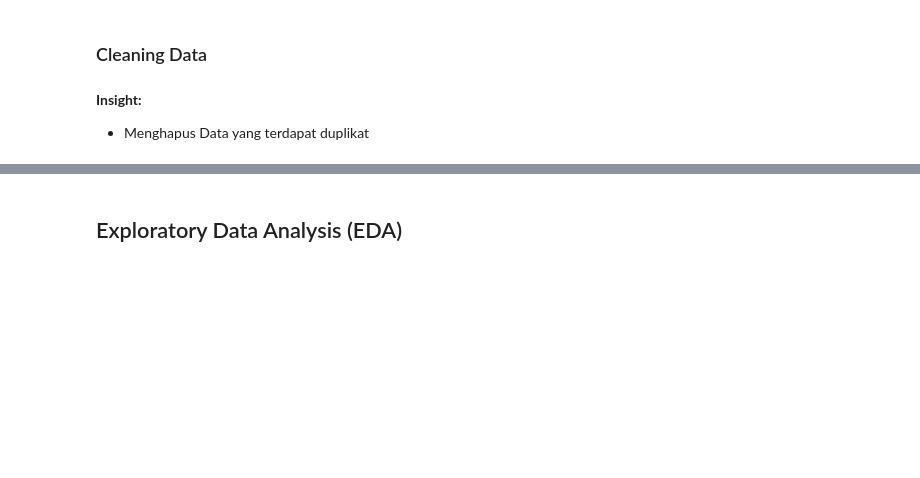
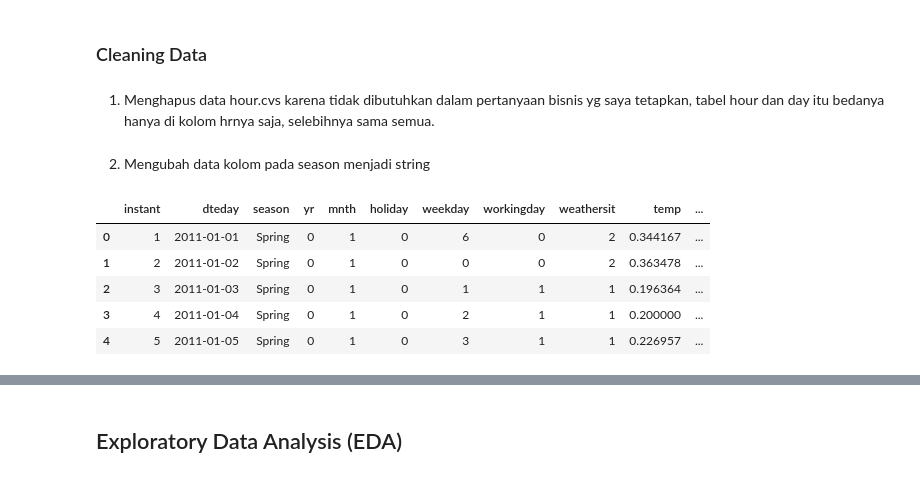
Before and after one commit to TandiyoDwi/Proyek-Analisis-Data, a Jupyter notebook: notebook.ipynb, the cells around one changed output, grey strips where cells are left out. Saved outputs shown, nothing was run; the diff lists cells and outputs as text; code cells hidden in the pictures; blank space fills up the shorter version.

```diff
--- a/notebook.ipynb
+++ b/notebook.ipynb
@@ -215,3 +204,2 @@ hour_df_cleaned = hour_df.drop_duplicates()
-# %% [markdown]
-**Insight:**
-- Menghapus Data yang terdapat duplikat
+# %% [markdown]
+1. Menghapus data hour.cvs karena tidak dibutuhkan dalam pertanyaan bisnis yg saya tetapkan, tabel hour dan day itu bedanya hanya di kolom hrnya saja, selebihnya sama semua.
@@ -217,0 +208,14 @@ hour_df_cleaned = hour_df.drop_duplicates()
+# %% [markdown]
+2. Mengubah data kolom pada season menjadi string
+# %%
+day_df['season'] = day_df['season'].map({
+    1: 'Spring', 2: 'Summer', 3: 'Fall', 4: 'Winter'
+})
+day_df.head()
+# %% [output]
+|  | instant | dteday | season | yr | mnth | holiday | weekday | workingday | weathersit | temp | ... |
+| 0 | 1 | 2011-01-01 | Spring | 0 | 1 | 0 | 6 | 0 | 2 | 0.344167 | ... |
+| 1 | 2 | 2011-01-02 | Spring | 0 | 1 | 0 | 0 | 0 | 2 | 0.363478 | ... |
+| 2 | 3 | 2011-01-03 | Spring | 0 | 1 | 0 | 1 | 1 | 1 | 0.196364 | ... |
+| 3 | 4 | 2011-01-04 | Spring | 0 | 1 | 0 | 2 | 1 | 1 | 0.200000 | ... |
+| 4 | 5 | 2011-01-05 | Spring | 0 | 1 | 0 | 3 | 1 | 1 | 0.226957 | ... |
```
Also changed, not shown: parts of 34 cells of this notebook, 5 other files.
